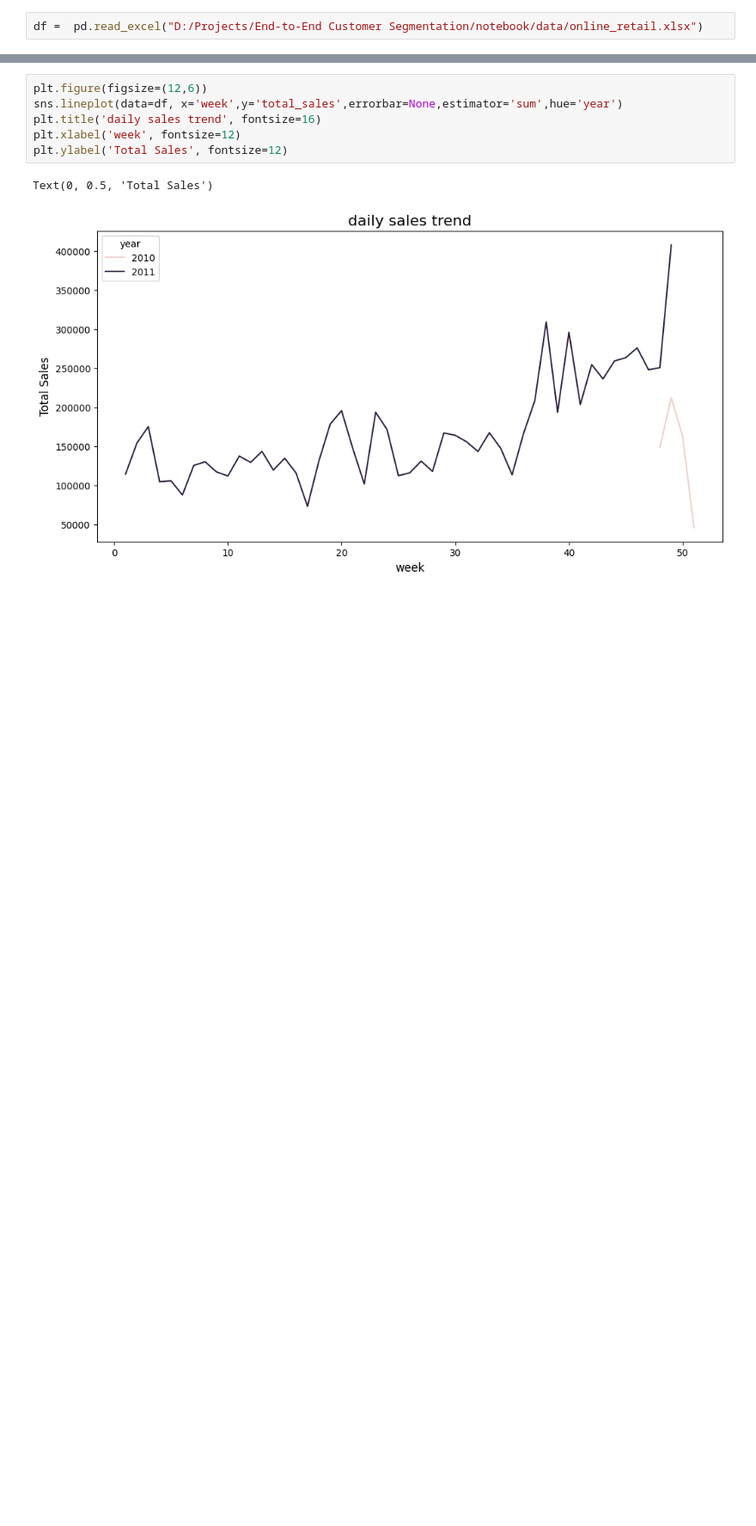
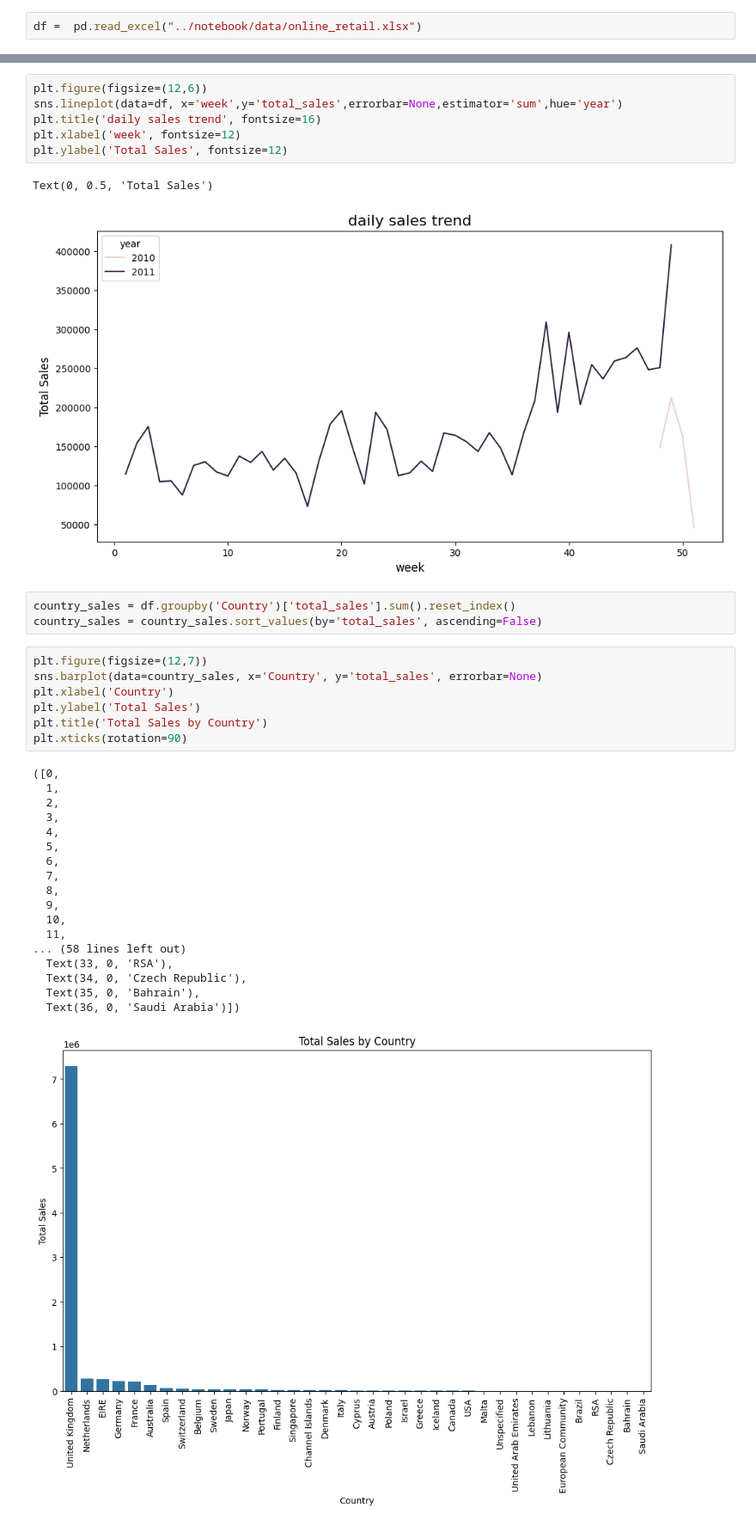
Before and after one commit to snarula31/Customer-Segmentation, a Jupyter notebook: notebook/EDA.ipynb, the cells around one changed output, grey strips where cells are left out. Shown at 86% size. Saved outputs shown, nothing was run; the diff lists cells and outputs as text; blank space fills up the shorter version.

```diff
--- a/notebook/EDA.ipynb
+++ b/notebook/EDA.ipynb
@@ -6,7 +6,7 @@ import numpy as np
 import matplotlib.pyplot as plt
 import seaborn as sns
 # %%
-df =  pd.read_excel("D:/Projects/End-to-End Customer Segmentation/notebook/data/online_retail.xlsx")
+df =  pd.read_excel("../notebook/data/online_retail.xlsx")
 # %%
 df.head()
 # %% [output]
@@ -252,3 +251,32 @@ plt.ylabel('Total Sales', fontsize=12)
 # %% [output]
 Text(0, 0.5, 'Total Sales')
 [figure]
+# %%
+country_sales = df.groupby('Country')['total_sales'].sum().reset_index()
+country_sales = country_sales.sort_values(by='total_sales', ascending=False)
+# %%
+plt.figure(figsize=(12,7))
+sns.barplot(data=country_sales, x='Country', y='total_sales', errorbar=None)
+plt.xlabel('Country')
+plt.ylabel('Total Sales')
+plt.title('Total Sales by Country')
+plt.xticks(rotation=90)
+# %% [output]
+([0,
+  1,
+  2,
+  3,
+  4,
+  5,
+  6,
+  7,
+  8,
+  9,
+  10,
+  11,
+... (58 lines left out)
+  Text(33, 0, 'RSA'),
+  Text(34, 0, 'Czech Republic'),
+  Text(35, 0, 'Bahrain'),
+  Text(36, 0, 'Saudi Arabia')])
+[figure, added]
```
Also changed, not shown: parts of 4 cells of this notebook.
